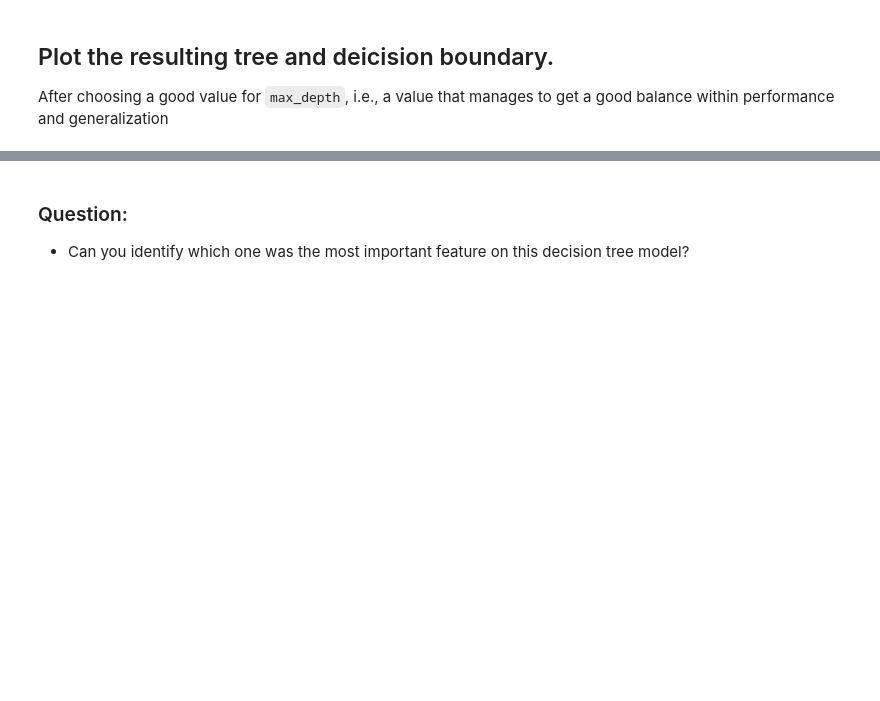
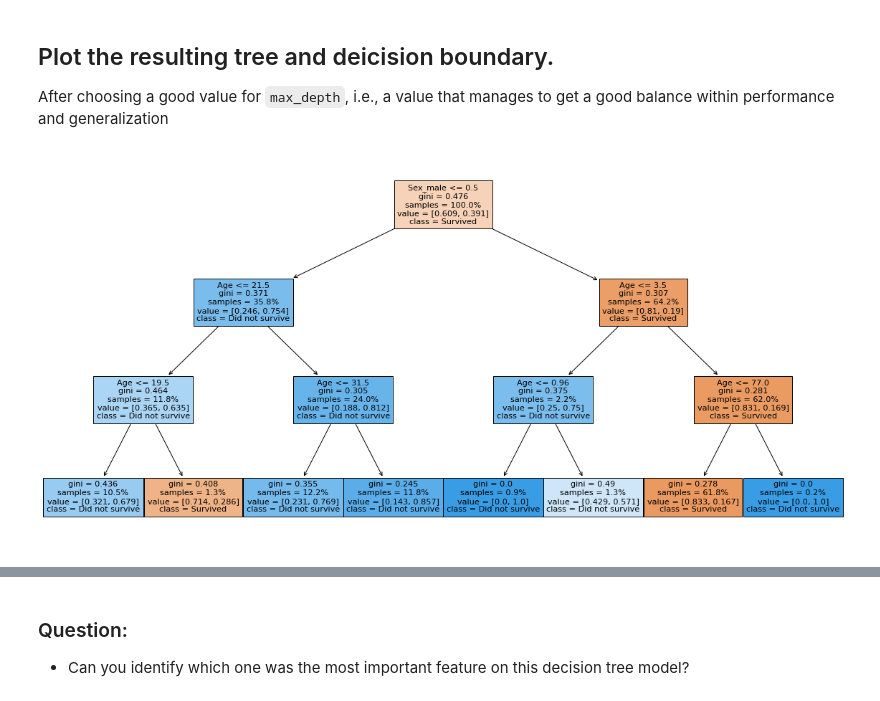
Before and after one commit to gabrielanakasato/ironhack-daft, a Jupyter notebook: labs/lab-w07/06-titanic-classification/your-code/titanic-classification-lab.ipynb, the cells around one changed output, grey strips where cells are left out. Cells and saved outputs as stored; diff of their text form; code cells hidden in the pictures; blank space fills up the shorter version.

```diff
--- a/labs/lab-w07/06-titanic-classification/your-code/titanic-classification-lab.ipynb
+++ b/labs/lab-w07/06-titanic-classification/your-code/titanic-classification-lab.ipynb
@@ -387,0 +398,8 @@ Try to find a good value for `max_depth` that helps getting closer results withi
+# %%
+# your code here
+
+# Instance the model
+tree = DecisionTreeClassifier(max_depth=3)
+
+# Train the model
+tree.fit(X=X_train, y=y_train)
@@ -393,0 +438,9 @@ After choosing a good value for `max_depth`, i.e., a value that manages to get a
+# %%
+# your code here
+
+# Plot the tree
+fig, ax = plt.subplots(figsize=(20,10))
+plot_tree(decision_tree=tree, feature_names=X_train.columns, class_names=['Survived', 'Did not survive'],
+          proportion=True, filled=True);
+# %% [output]
+[figure, added]
```
Also changed, not shown: parts of 9 cells of this notebook.
